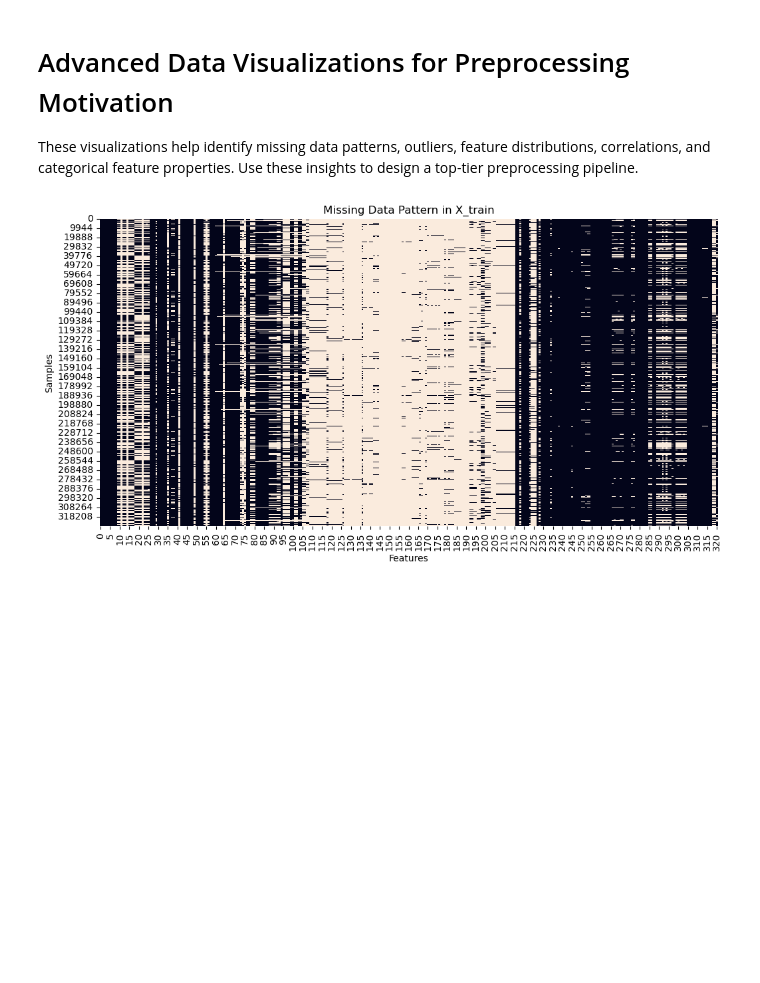
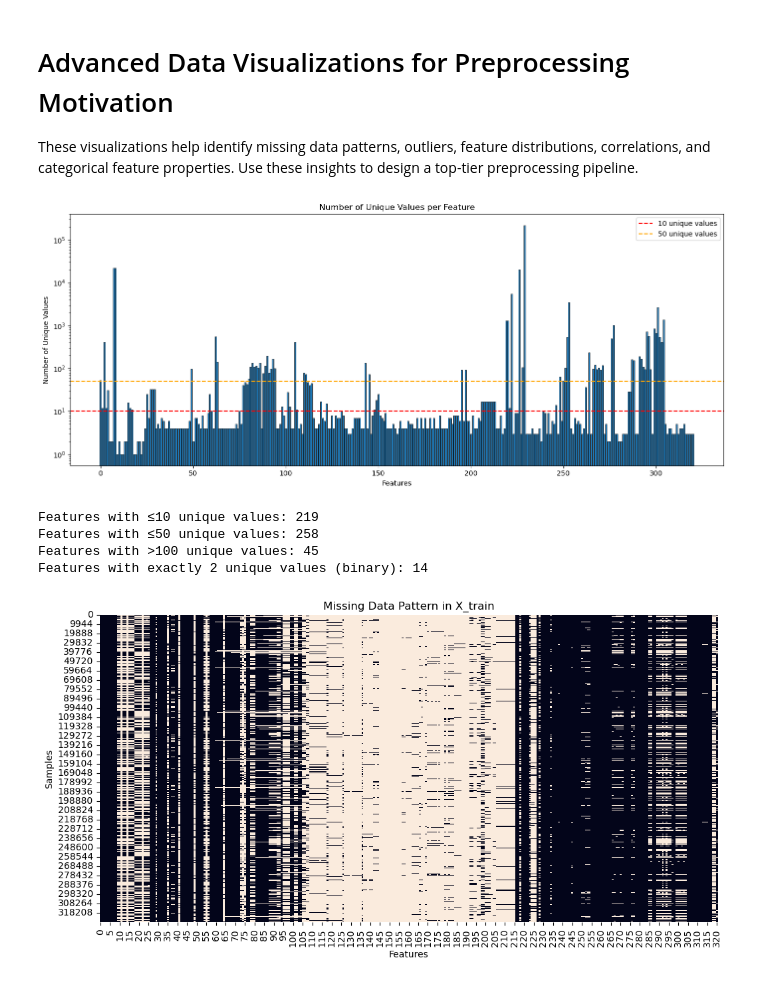
Before and after one commit to abol0003/CS-433-ML-Course-Projects, a Jupyter notebook: Project 1/viz_eda.ipynb, the cells around one changed output. Cells and saved outputs as stored; diff of their text form; code cells hidden in the pictures; blank space fills up the shorter version.

```diff
--- a/Project 1/viz_eda.ipynb
+++ b/Project 1/viz_eda.ipynb
@@ -15,6 +15,41 @@ y_train   = pd.DataFrame(npz["y_train"])
 # %% [markdown]
 # Advanced Data Visualizations for Preprocessing Motivation
 These visualizations help identify missing data patterns, outliers, feature distributions, correlations, and categorical feature properties. Use these insights to design a top-tier preprocessing pipeline.
+# %%
+
+num_cols = X_train.select_dtypes(include=[np.number]).columns.tolist()
+
+# Calculate number of unique values for each feature (excluding NaN)
+unique_counts = []
+for col in num_cols:
+    n_unique = X_train[col].dropna().nunique()
+    unique_counts.append(n_unique)
+
+unique_counts = np.array(unique_counts)
+
+# Plot
+plt.figure(figsize=(14, 6))
+plt.bar(range(len(num_cols)), unique_counts, edgecolor='black', linewidth=0.5)
+plt.xlabel('Features')
+plt.ylabel('Number of Unique Values')
+plt.title('Number of Unique Values per Feature')
+plt.yscale('log')
+plt.axhline(y=10, color='red', linestyle='--', label='10 unique values')
+plt.axhline(y=50, color='orange', linestyle='--', label='50 unique values')
+plt.legend()
+plt.tight_layout()
+plt.show()
+
+print(f"Features with ≤10 unique values: {(unique_counts <= 10).sum()}")
+print(f"Features with ≤50 unique values: {(unique_counts <= 50).sum()}")
+print(f"Features with >100 unique values: {(unique_counts > 100).sum()}")
+print(f"Features with exactly 2 unique values (binary): {(unique_counts == 2).sum()}")
+# %% [output]
+[figure, added]
+Features with ≤10 unique values: 219
+Features with ≤50 unique values: 258
+Features with >100 unique values: 45
+Features with exactly 2 unique values (binary): 14
 # %%
 # 1. Visualize missing data pattern
 plt.figure(figsize=(12,6))
```
Also changed, not shown: parts of 1 cell of this notebook, 1 other file.
